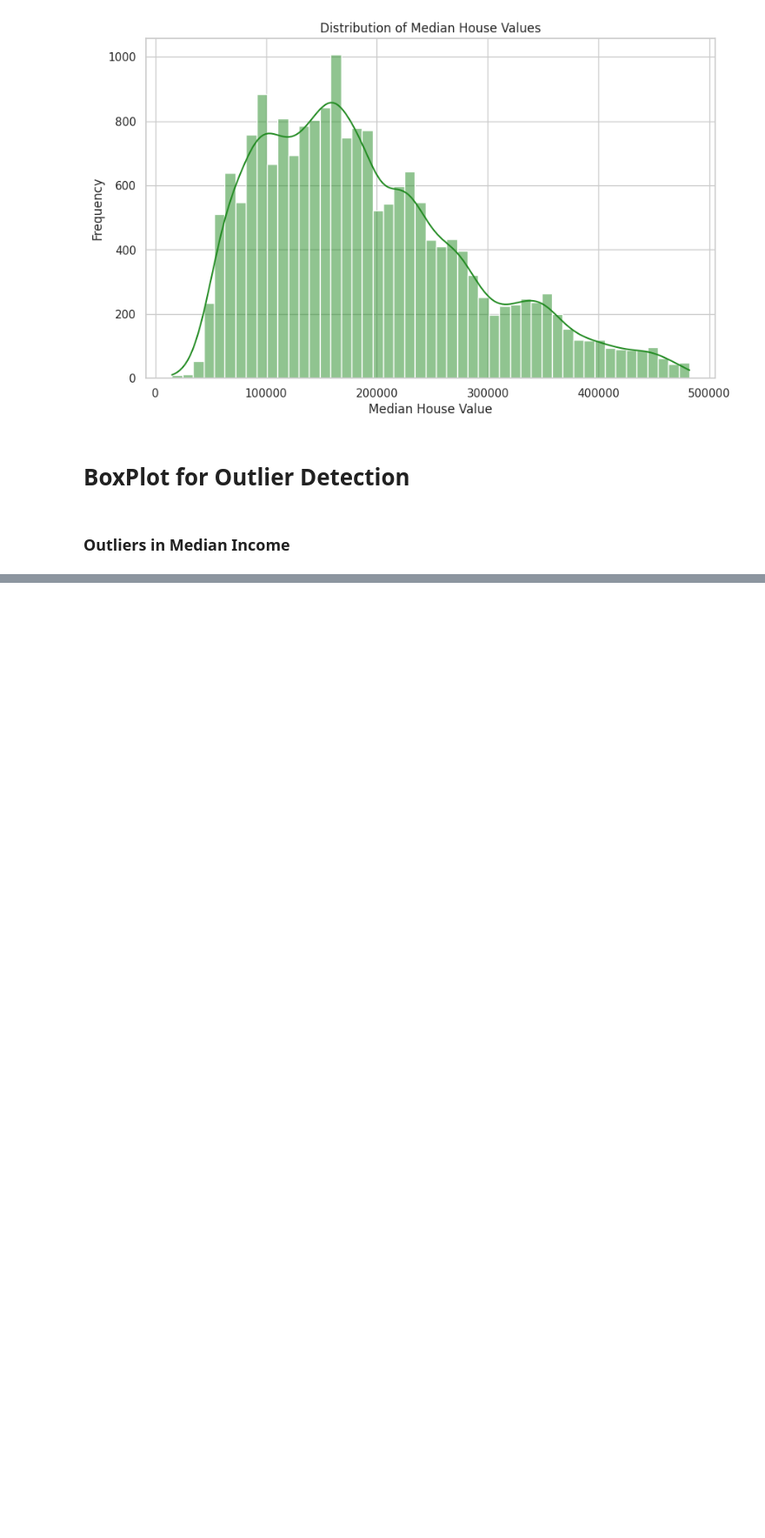
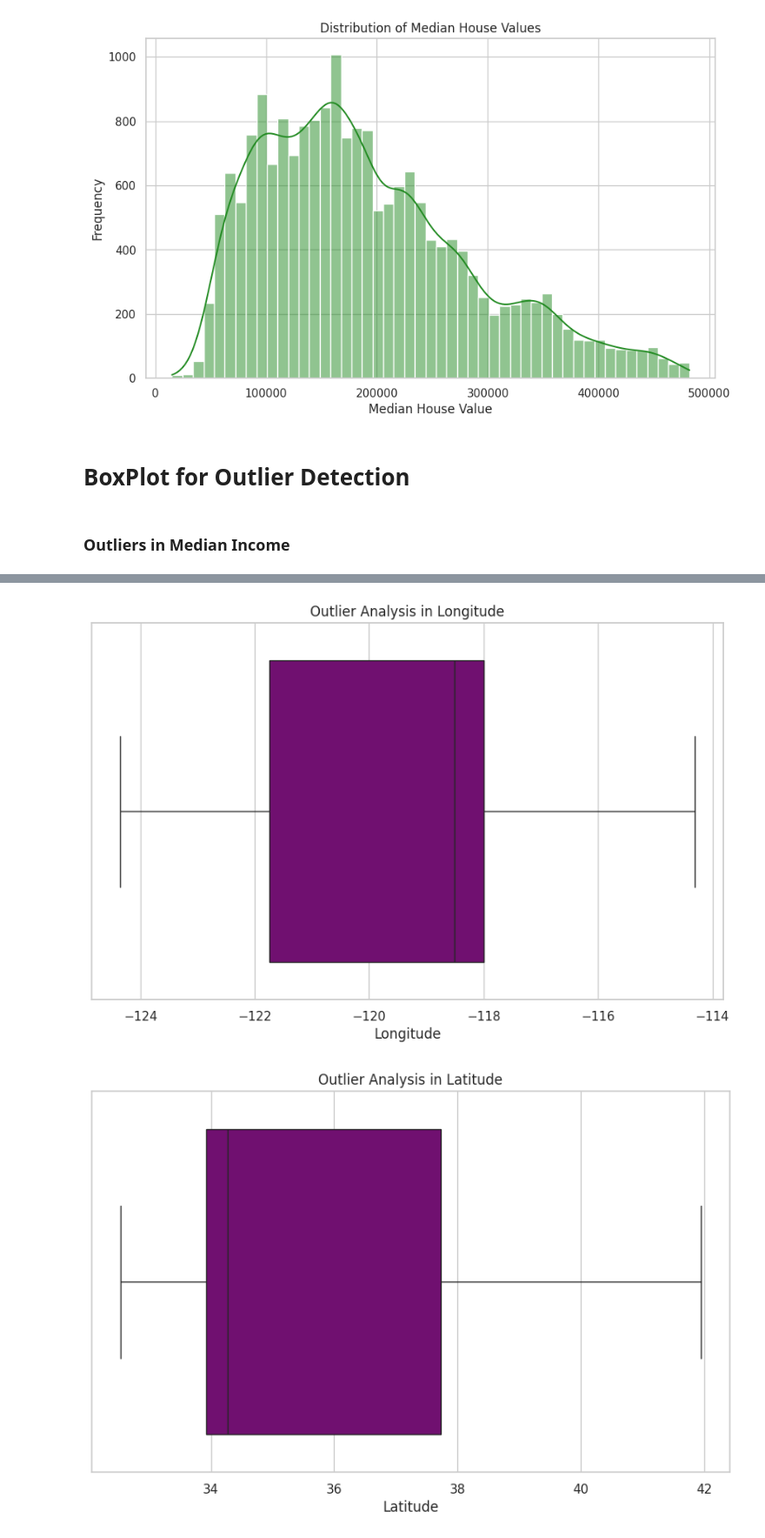
Before and after one commit to KK-Niraj/California-Housing-Price, a Jupyter notebook: California_House_Prices.ipynb, the cells around one changed output, grey strips where cells are left out. Shown: that part at 87% size. Cells and saved outputs as stored; diff of their text form; code cells hidden in the pictures; blank space fills up the shorter version.

```diff
--- a/California_House_Prices.ipynb
+++ b/California_House_Prices.ipynb
@@ -236,0 +301,15 @@ plt.show()
+# %%
+# Creating a copy of the DataFrame
+df_1 = data_no_outliers_2.copy()
+# %%
+# Plotting box plot of numeric columns to check oultliers
+for col in numeric_columns:
+  plt.figure(figsize=(10,6))
+  sns.boxplot(x=df_1[col], color="purple")
+  col_name = capitalize_column_name(col)
+  plt.title(f"Outlier Analysis in {col_name}")
+  plt.xlabel(col_name)
+  plt.show()
+# %% [output]
+[figure, added]
+[figure, added]
```
Also changed, not shown: parts of 31 cells of this notebook.
